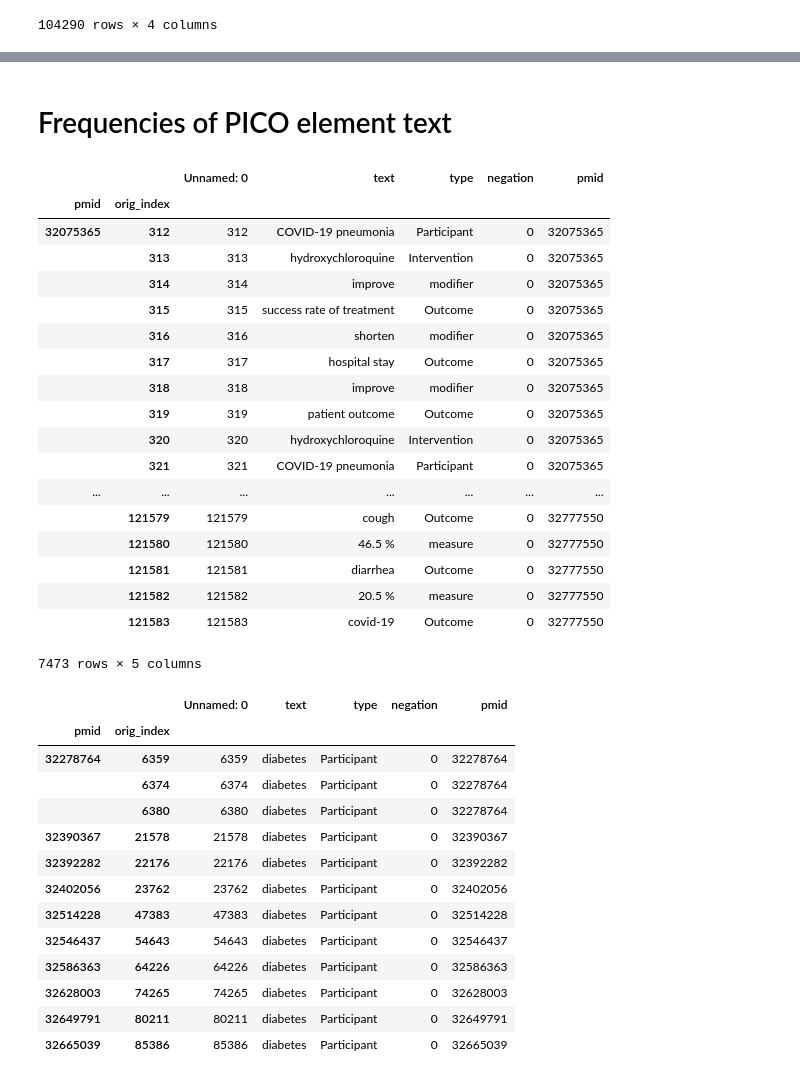
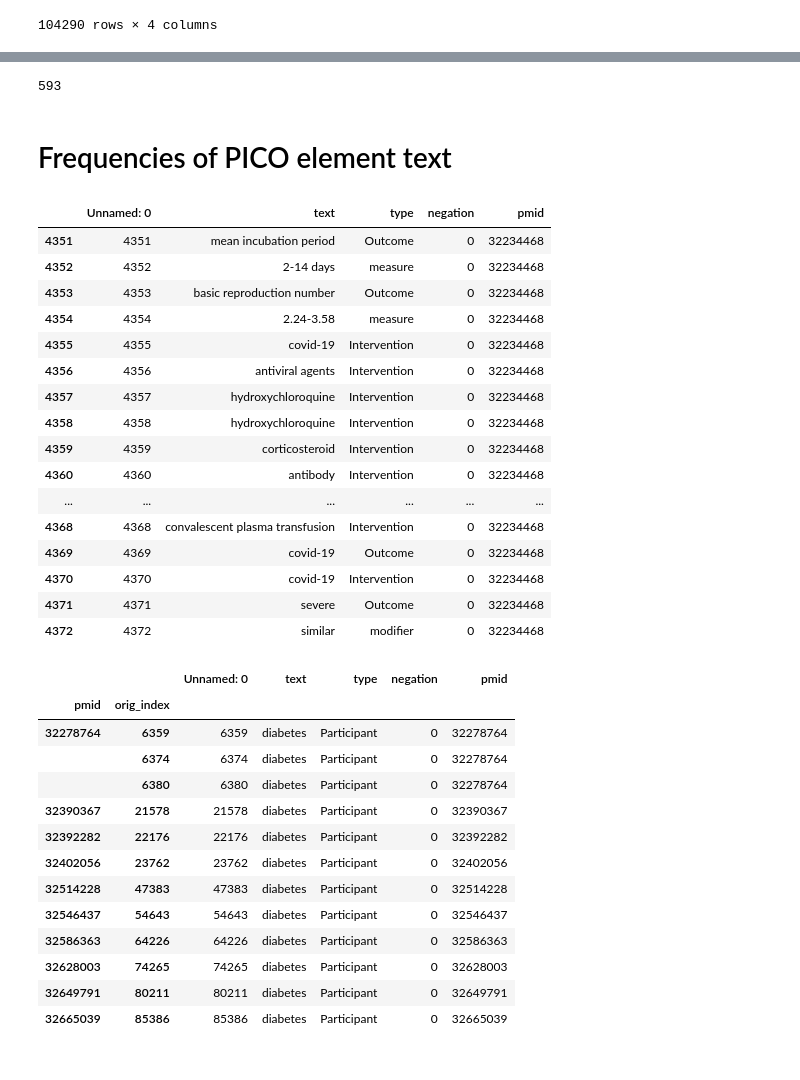
Before and after one commit to dr-haoliu/PICOElementMapProject, a Jupyter notebook: LitCovidTreatmentExploratoryAnalysis.ipynb, the cells around one changed output, grey strips where cells are left out. Cells and saved outputs as stored; diff of their text form; code cells hidden in the pictures.

```diff
--- a/LitCovidTreatmentExploratoryAnalysis.ipynb
+++ b/LitCovidTreatmentExploratoryAnalysis.ipynb
@@ -207,3 +180,7 @@ array([32034659, 32037389, 32040667, 32054787, 32061198, 32075365,
+# %%
+len(temp_pmids)
+# %% [output]
+593
 # %% [markdown]
 # Frequencies of PICO element text
 # %%
@@ -211,28 +188,26 @@ tuples = list(zip(*[ent_df['pmid'], ent_df['Unnamed: 0']]))
 index = pd.MultiIndex.from_tuples(tuples, names=['pmid', 'orig_index'])
 pmid_ent_df = ent_df.copy()
 pmid_ent_df.index = index
-# %%
-hcq_ent_df
-# %% [output]
-|  |  | Unnamed: 0 | text | type | negation | pmid |
-| pmid | orig_index |  |  |  |  |  |
-| 32075365 | 312 | 312 | COVID-19 pneumonia | Participant | 0 | 32075365 |
-|  | 313 | 313 | hydroxychloroquine | Intervention | 0 | 32075365 |
-|  | 314 | 314 | improve | modifier | 0 | 32075365 |
-|  | 315 | 315 | success rate of treatment | Outcome | 0 | 32075365 |
-|  | 316 | 316 | shorten | modifier | 0 | 32075365 |
-|  | 317 | 317 | hospital stay | Outcome | 0 | 32075365 |
-|  | 318 | 318 | improve | modifier | 0 | 32075365 |
-|  | 319 | 319 | patient outcome | Outcome | 0 | 32075365 |
-|  | 320 | 320 | hydroxychloroquine | Intervention | 0 | 32075365 |
-|  | 321 | 321 | COVID-19 pneumonia | Participant | 0 | 32075365 |
-| ... | ... | ... | ... | ... | ... | ... |
-|  | 121579 | 121579 | cough | Outcome | 0 | 32777550 |
-|  | 121580 | 121580 | 46.5 % | measure | 0 | 32777550 |
-|  | 121581 | 121581 | diarrhea | Outcome | 0 | 32777550 |
-|  | 121582 | 121582 | 20.5 % | measure | 0 | 32777550 |
-|  | 121583 | 121583 | covid-19 | Outcome | 0 | 32777550 |
-7473 rows × 5 columns
+# %%
+ent_df[ent_df.pmid == 32234468]
+# %% [output]
+|  | Unnamed: 0 | text | type | negation | pmid |
+| 4351 | 4351 | mean incubation period | Outcome | 0 | 32234468 |
+| 4352 | 4352 | 2-14 days | measure | 0 | 32234468 |
+| 4353 | 4353 | basic reproduction number | Outcome | 0 | 32234468 |
+| 4354 | 4354 | 2.24-3.58 | measure | 0 | 32234468 |
+| 4355 | 4355 | covid-19 | Intervention | 0 | 32234468 |
+| 4356 | 4356 | antiviral agents | Intervention | 0 | 32234468 |
+| 4357 | 4357 | hydroxychloroquine | Intervention | 0 | 32234468 |
+| 4358 | 4358 | hydroxychloroquine | Intervention | 0 | 32234468 |
+| 4359 | 4359 | corticosteroid | Intervention | 0 | 32234468 |
+| 4360 | 4360 | antibody | Intervention | 0 | 32234468 |
+| ... | ... | ... | ... | ... | ... |
+| 4368 | 4368 | convalescent plasma transfusion | Intervention | 0 | 32234468 |
+| 4369 | 4369 | covid-19 | Outcome | 0 | 32234468 |
+| 4370 | 4370 | covid-19 | Intervention | 0 | 32234468 |
+| 4371 | 4371 | severe | Outcome | 0 | 32234468 |
+| 4372 | 4372 | similar | modifier | 0 | 32234468 |
 # %%
 hcq_pmids = ent_df[(ent_df.text == "hydroxychloroquine") & (ent_df.type == "Intervention")].pmid.unique()
 hcq_ent_df = pmid_ent_df.loc[hcq_pmids]
```
Also changed, not shown: parts of 6 cells of this notebook, 7 other files.
